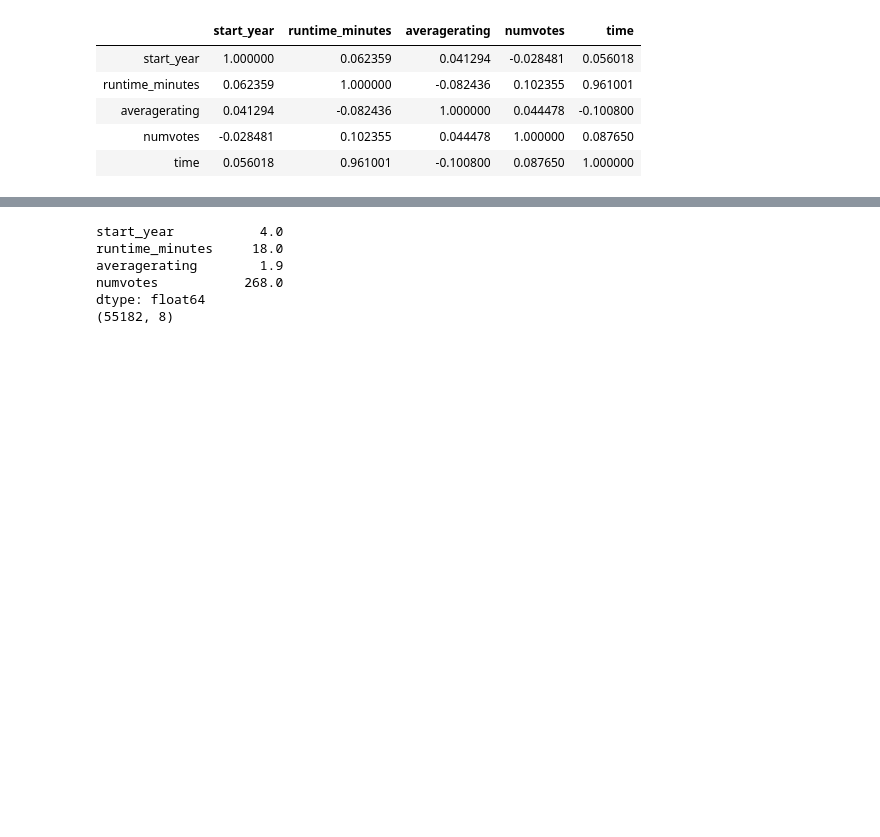
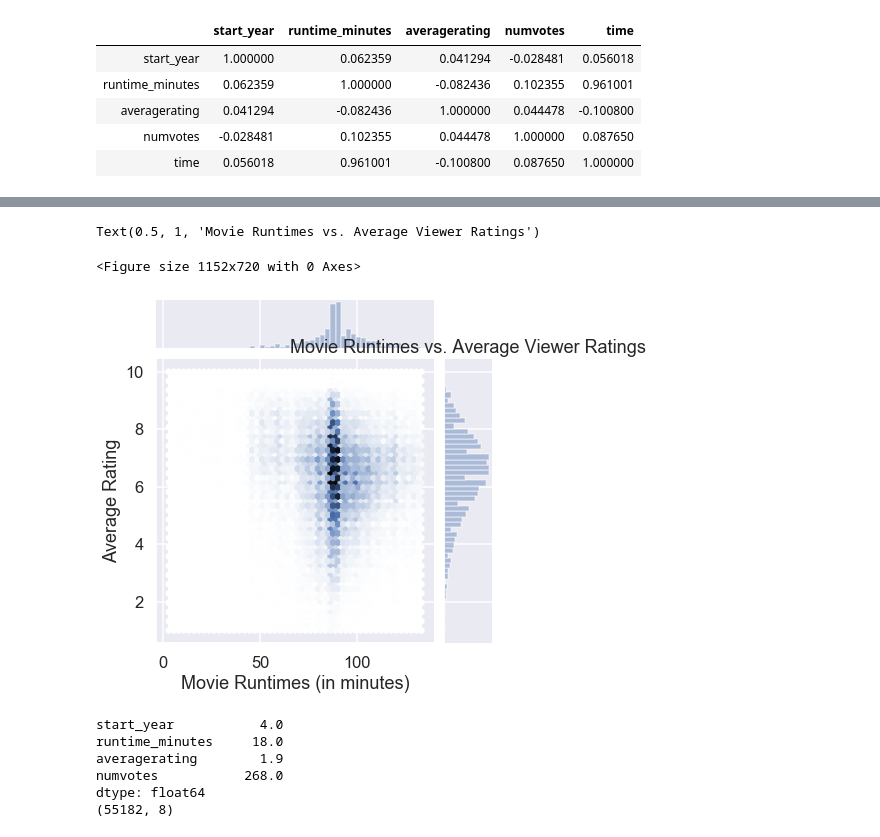
Before and after one commit to EricaSG/dsc-mod-1-project-v2-1-onl01-dtsc-ft-041320, a Jupyter notebook: student.ipynb, the cells around one changed output, grey strips where cells are left out. Saved outputs shown, nothing was run; the diff lists cells and outputs as text; code cells hidden in the pictures; blank space fills up the shorter version.

```diff
--- a/student.ipynb
+++ b/student.ipynb
@@ -698,3 +713,13 @@ imdb_ratings_basics_df.corr()
+# %%
+#Try Log Transformation with .Joinplot for Better Visual
+plt.figure(figsize=(16,10))
+sns.set_context('talk')
+sns.jointplot(x= 'runtime_minutes', y= 'averagerating', data= imdb_ratings_basics_df, kind='hex').set_axis_labels('Movie Runtimes (in minutes)', 'Average Rating')
+plt.title('Movie Runtimes vs. Average Viewer Ratings')
+# %% [output]
+Text(0.5, 1, 'Movie Runtimes vs. Average Viewer Ratings')
+<Figure size 1152x720 with 0 Axes>
+[figure, added]
 # %%
 #Remove Outliers
 
```
Also changed, not shown: parts of 5 cells of this notebook.
